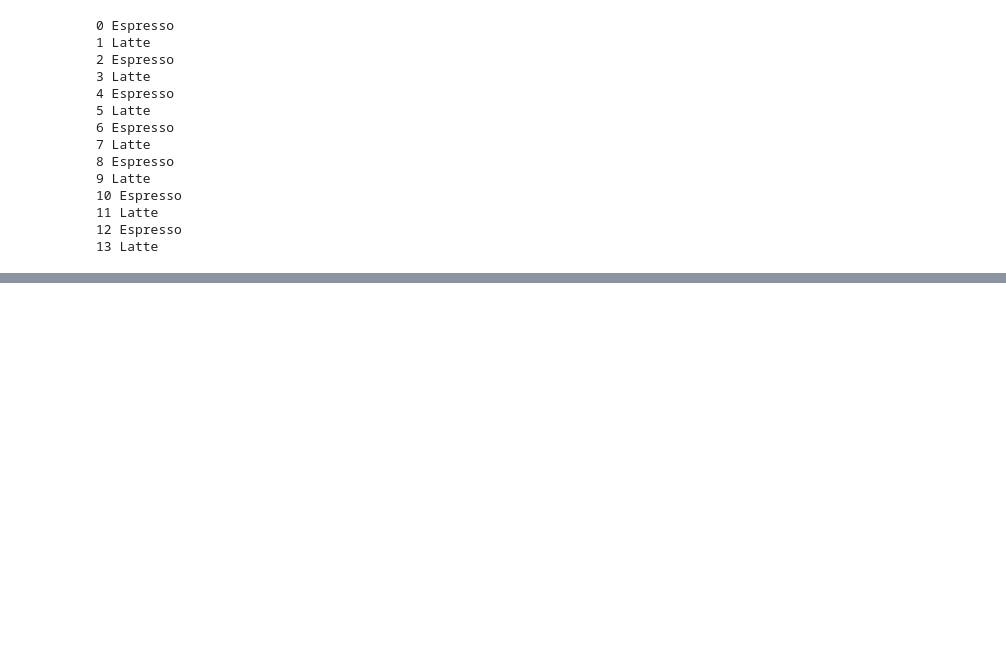
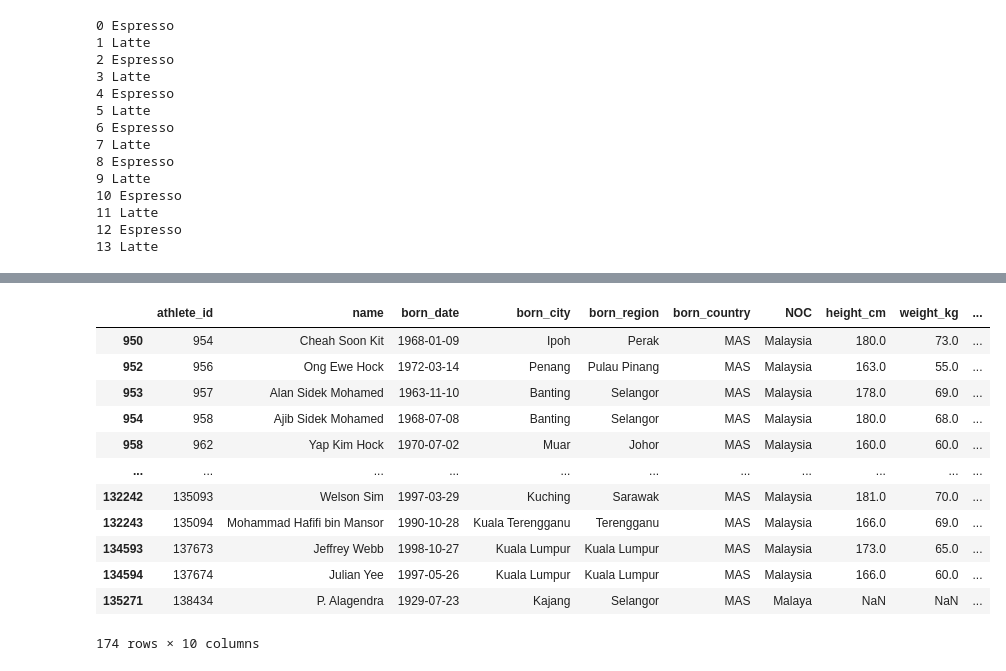
Before and after one commit to dev-paplix/pds-gx, a Jupyter notebook: Pandas.ipynb, the cells around one changed output, grey strips where cells are left out. Drawn from its saved outputs; the diff is of its cells as text; code cells hidden in the pictures; blank space fills up the shorter version.

```diff
--- a/Pandas.ipynb
+++ b/Pandas.ipynb
@@ -301,0 +341,18 @@ for index, row in coffee.iterrows():
+# %%
+# Fetching the athlete born in Malaysia
+
+bios.loc[(bios['born_country']=="MAS")]
+# %% [output]
+|  | athlete_id | name | born_date | born_city | born_region | born_country | NOC | height_cm | weight_kg | ... |
+| 950 | 954 | Cheah Soon Kit | 1968-01-09 | Ipoh | Perak | MAS | Malaysia | 180.0 | 73.0 | ... |
+| 952 | 956 | Ong Ewe Hock | 1972-03-14 | Penang | Pulau Pinang | MAS | Malaysia | 163.0 | 55.0 | ... |
+| 953 | 957 | Alan Sidek Mohamed | 1963-11-10 | Banting | Selangor | MAS | Malaysia | 178.0 | 69.0 | ... |
+| 954 | 958 | Ajib Sidek Mohamed | 1968-07-08 | Banting | Selangor | MAS | Malaysia | 180.0 | 68.0 | ... |
+| 958 | 962 | Yap Kim Hock | 1970-07-02 | Muar | Johor | MAS | Malaysia | 160.0 | 60.0 | ... |
+| ... | ... | ... | ... | ... | ... | ... | ... | ... | ... | ... |
+| 132242 | 135093 | Welson Sim | 1997-03-29 | Kuching | Sarawak | MAS | Malaysia | 181.0 | 70.0 | ... |
+| 132243 | 135094 | Mohammad Hafifi bin Mansor | 1990-10-28 | Kuala Terengganu | Terengganu | MAS | Malaysia | 166.0 | 69.0 | ... |
+| 134593 | 137673 | Jeffrey Webb | 1998-10-27 | Kuala Lumpur | Kuala Lumpur | MAS | Malaysia | 173.0 | 65.0 | ... |
+| 134594 | 137674 | Julian Yee | 1997-05-26 | Kuala Lumpur | Kuala Lumpur | MAS | Malaysia | 166.0 | 60.0 | ... |
+| 135271 | 138434 | P. Alagendra | 1929-07-23 | Kajang | Selangor | MAS | Malaya | NaN | NaN | ... |
+174 rows × 10 columns
```
Also changed, not shown: parts of 23 cells of this notebook, 1 other file.
